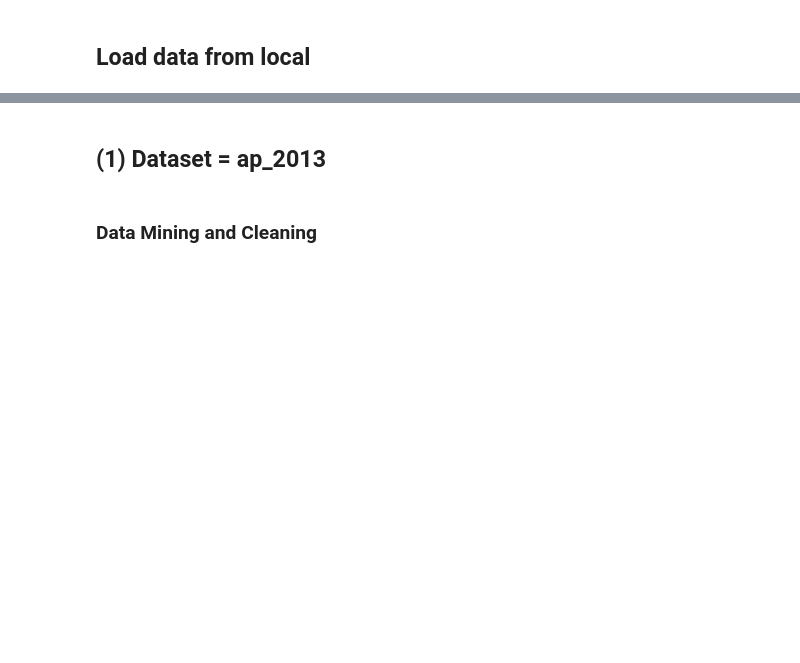
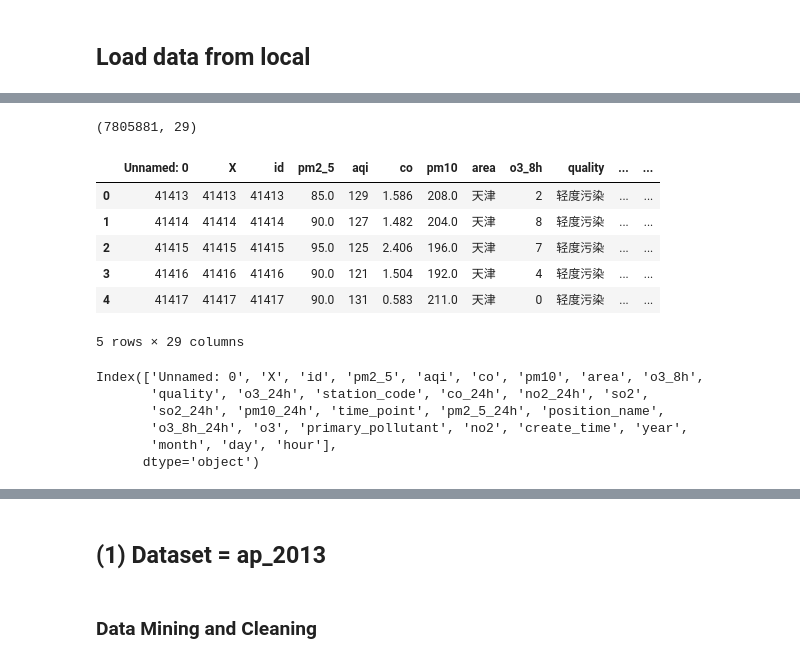
Before and after one commit to iamchuan/greenpeace_datahub, a Jupyter notebook: gp_datahub_airpollution_EDA.ipynb, the cells around one changed output, grey strips where cells are left out. Cells and saved outputs as stored; diff of their text form; code cells hidden in the pictures; blank space fills up the shorter version.

```diff
--- a/gp_datahub_airpollution_EDA.ipynb
+++ b/gp_datahub_airpollution_EDA.ipynb
@@ -67,3 +26,26 @@ ap_2013 = pd.read_csv('./tables/air_pollution_2013.csv')
 # %%
 ap_2014 = pd.read_csv('./tables/PM25_20160101_2014only.csv')
+# %%
+ap_2014.shape
+# %% [output]
+(7805881, 29)
+# %%
+ap_2014.head(5)
+# %% [output]
+|  | Unnamed: 0 | X | id | pm2_5 | aqi | co | pm10 | area | o3_8h | quality | ... | ... |
+| 0 | 41413 | 41413 | 41413 | 85.0 | 129 | 1.586 | 208.0 | 天津 | 2 | 轻度污染 | ... | ... |
+| 1 | 41414 | 41414 | 41414 | 90.0 | 127 | 1.482 | 204.0 | 天津 | 8 | 轻度污染 | ... | ... |
+| 2 | 41415 | 41415 | 41415 | 95.0 | 125 | 2.406 | 196.0 | 天津 | 7 | 轻度污染 | ... | ... |
+| 3 | 41416 | 41416 | 41416 | 90.0 | 121 | 1.504 | 192.0 | 天津 | 4 | 轻度污染 | ... | ... |
+| 4 | 41417 | 41417 | 41417 | 90.0 | 131 | 0.583 | 211.0 | 天津 | 0 | 轻度污染 | ... | ... |
+5 rows × 29 columns
+# %%
+ap_2014.columns
+# %% [output]
+Index(['Unnamed: 0', 'X', 'id', 'pm2_5', 'aqi', 'co', 'pm10', 'area', 'o3_8h',
+       'quality', 'o3_24h', 'station_code', 'co_24h', 'no2_24h', 'so2',
+       'so2_24h', 'pm10_24h', 'time_point', 'pm2_5_24h', 'position_name',
+       'o3_8h_24h', 'o3', 'primary_pollutant', 'no2', 'create_time', 'year',
+       'month', 'day', 'hour'],
+      dtype='object')
 # %%
```
Also changed, not shown: parts of 11 cells of this notebook, 10 other files.
